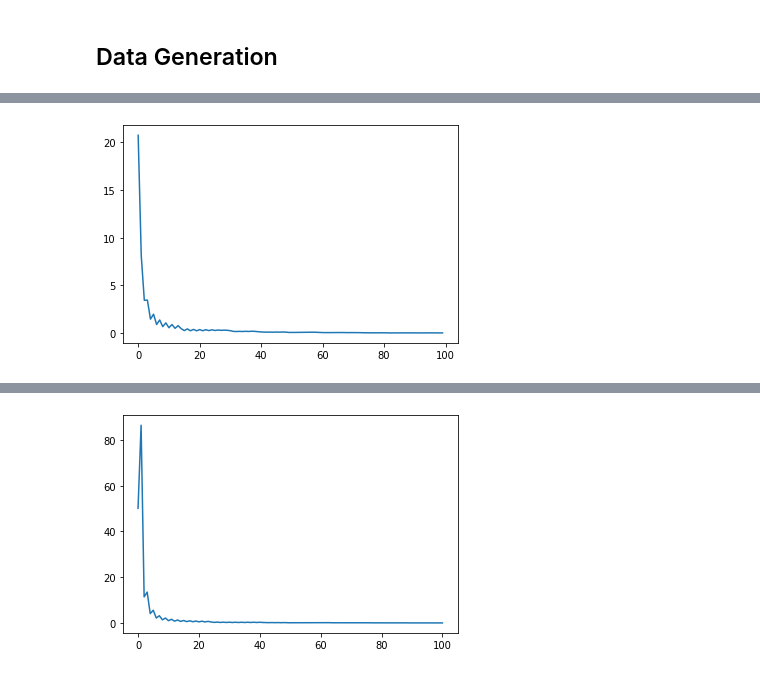
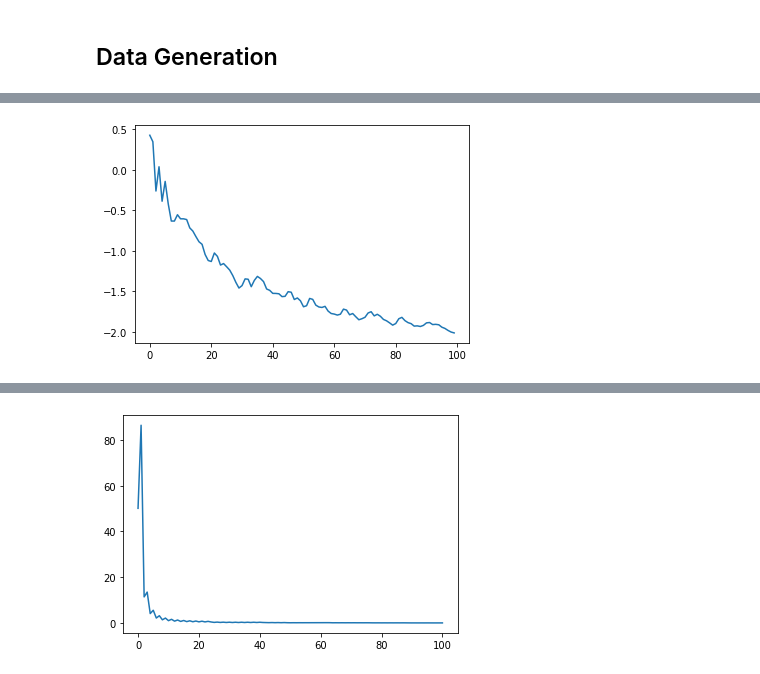
Before and after one commit to carmen-martin/recommender-systems, a Jupyter notebook: FW_matrix_completition.ipynb, the cells around one changed output, grey strips where cells are left out. Saved outputs shown, nothing was run; the diff lists cells and outputs as text; code cells hidden in the pictures.

```diff
--- a/FW_matrix_completition.ipynb
+++ b/FW_matrix_completition.ipynb
@@ -457,6 +438,7 @@ Wall time: 750 ms
 # %%
-plt.plot(loss_track)
+plt.plot(np.log10(loss_track_reg))
+
 plt.show()
 # %% [output]
-[figure, old version]
+[figure, new version]
 # %%
```
Also changed, not shown: parts of 5 cells of this notebook.
